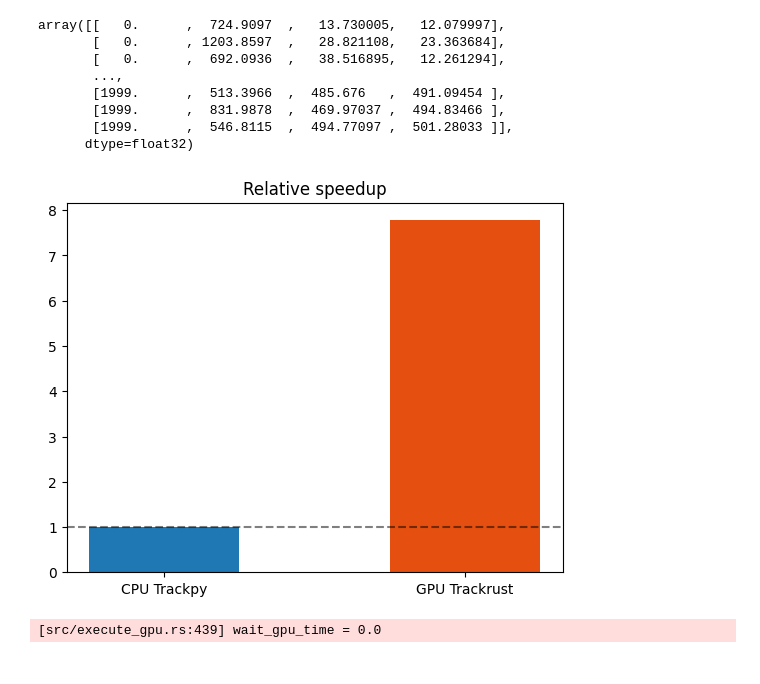
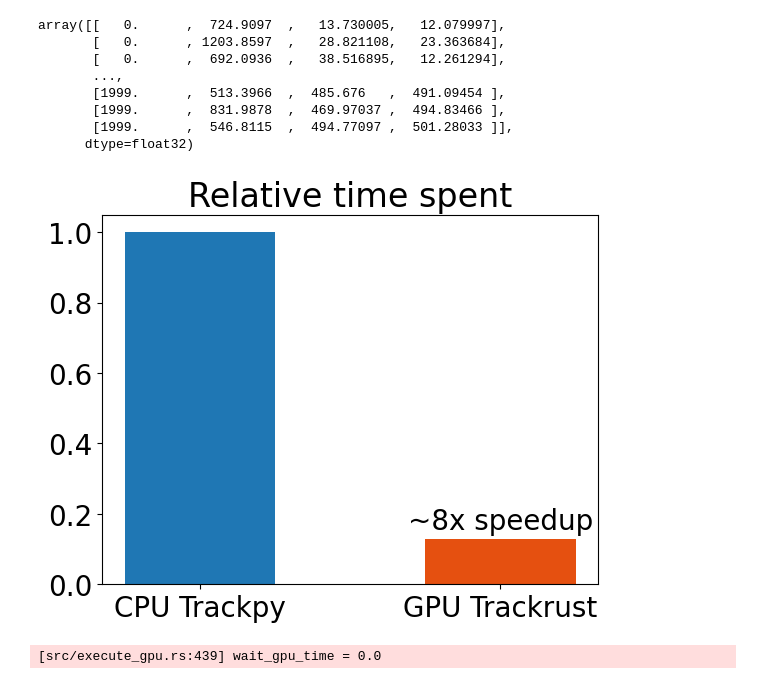
Before and after one commit to amfaber/tracking_optimizations, a Jupyter notebook: gpu-tracking/run_through_python.ipynb, the cells around one changed output. Drawn from its saved outputs; the diff is of its cells as text; code cells hidden in the pictures.

```diff
--- a/gpu-tracking/run_through_python.ipynb
+++ b/gpu-tracking/run_through_python.ipynb
@@ -20,18 +20,21 @@ array([[   0.      ,  724.9097  ,   13.730005,   12.079997],
       dtype=float32)
 # %%
 # plt.bar([0, 1], [35, 4.5], width = 0.5)
+plt.rcParams.update({"font.size": 20})
 plt.bar([0], [1], width = 0.5)
-plt.bar([1], [35/4.5], width = 0.5, color = "#e55010")
+plt.bar([1], [4.5/35], width = 0.5, color = "#e55010")
+plt.annotate("~8x speedup", (1, 4.5/35 + 0.01), ha = "center", va = "bottom")
 # plt.yticks([])
 plt.xticks([0,1], labels = ["CPU Trackpy", "GPU Trackrust"])
 xlim = plt.gca().get_xlim()
-plt.hlines(1, *xlim, colors = "k", linestyles="--", alpha = [0.5])
+# plt.hlines(1, *xlim, colors = "k", linestyles="--", alpha = [0.5])
 plt.gca().set_xlim(*xlim)
-plt.title("Relative speedup")
+plt.title("Relative time spent")
 # plt.xlim()
+plt.gcf().patch.set_alpha(0)
 plt.savefig("speedup.png")
 # %% [output]
-[figure, old version]
+[figure, new version]
 # %%
 coords = lambda df: df[["y", "x"]].to_numpy().T
 diameter = 9
```
Also changed, not shown: 17 other files.
